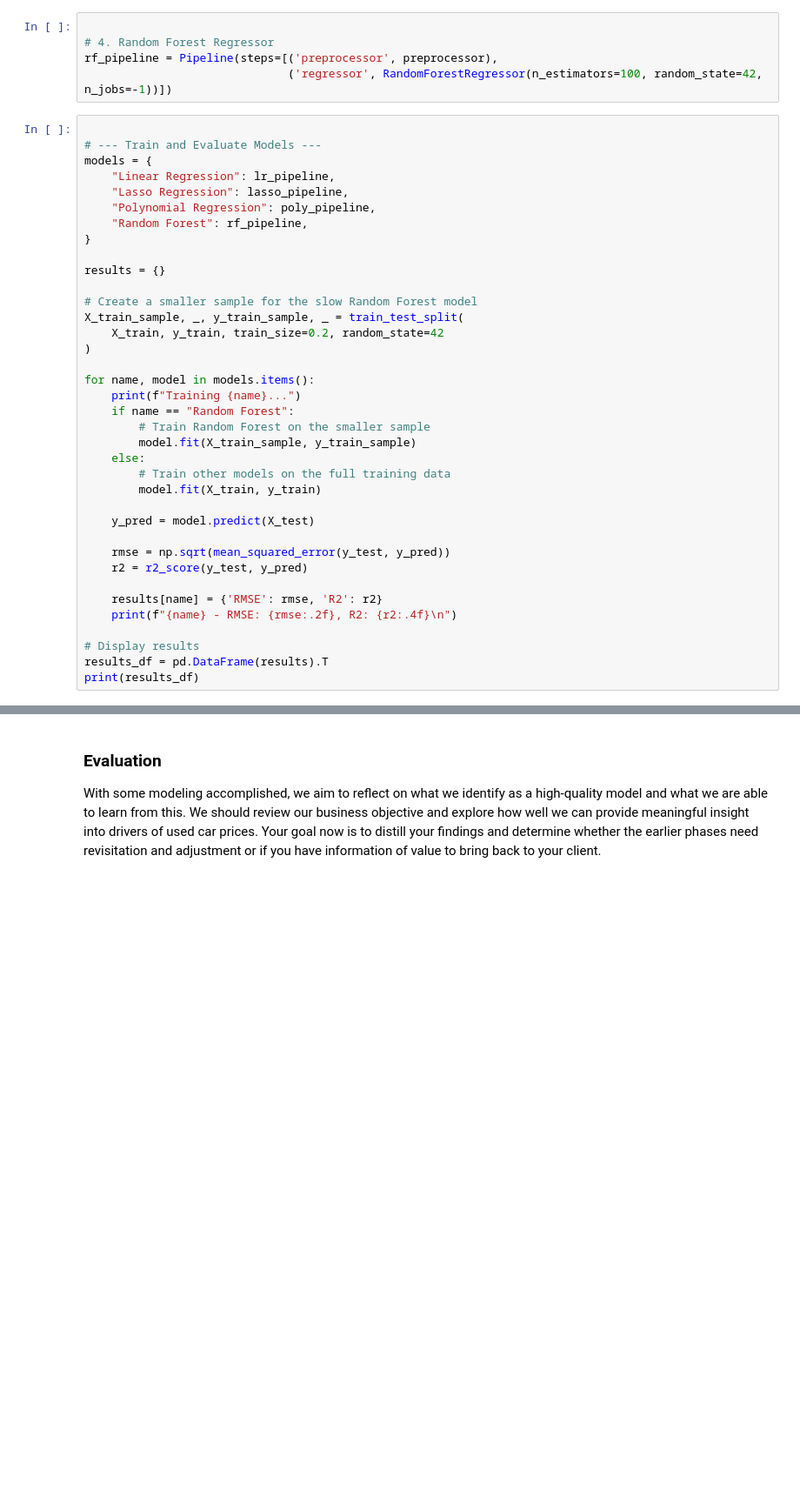
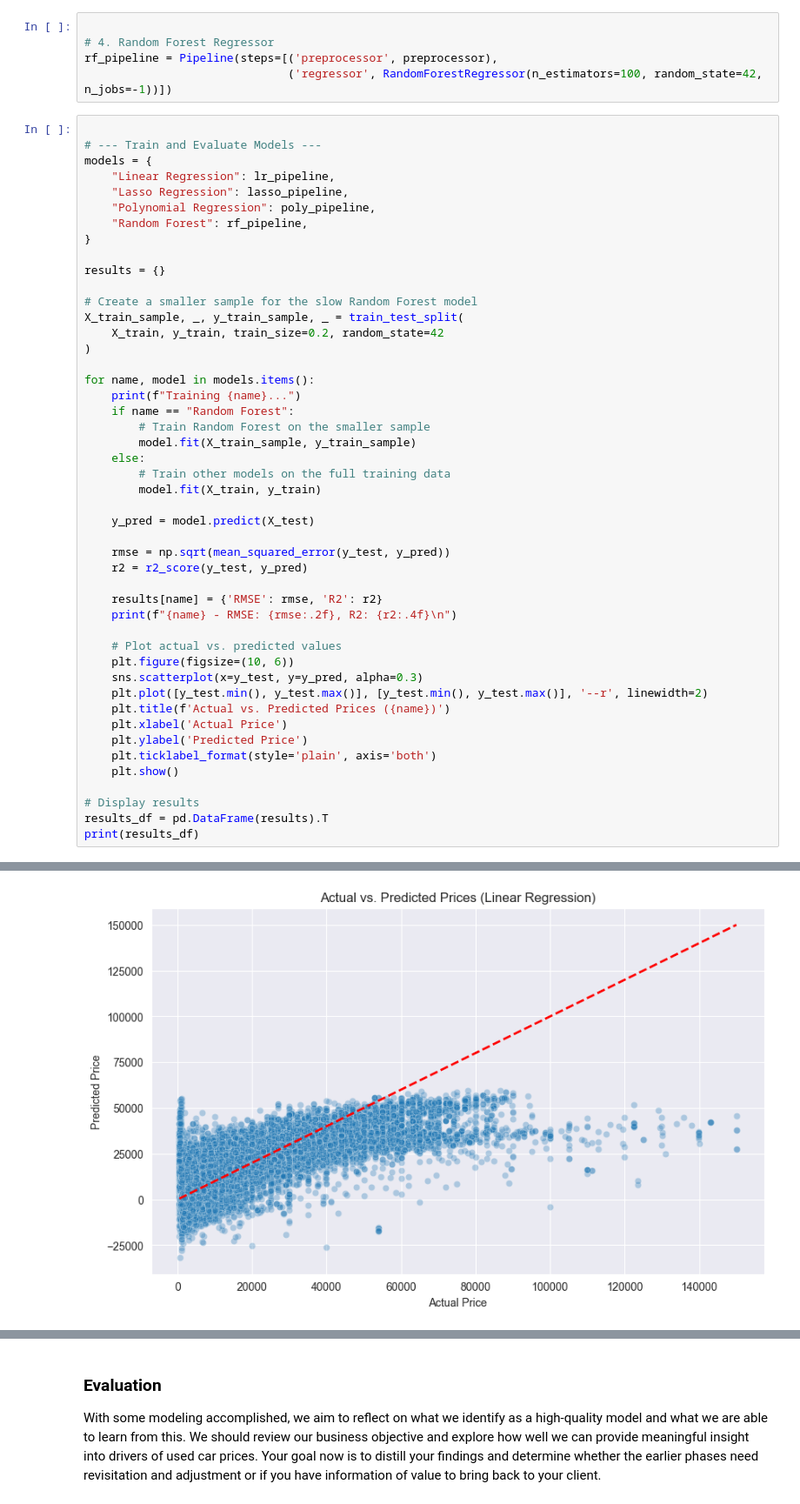
Before and after one commit to licyambrose/carpriceproject, a Jupyter notebook: assignment_2_carprice_prediction.ipynb, the cells around one changed output, grey strips where cells are left out. Shown: that part at 87% size. Drawn from its saved outputs; the diff is of its cells as text; blank space fills up the shorter version.

```diff
--- a/assignment_2_carprice_prediction.ipynb
+++ b/assignment_2_carprice_prediction.ipynb
@@ -245,6 +247,16 @@ for name, model in models.items():
     results[name] = {'RMSE': rmse, 'R2': r2}
     print(f"{name} - RMSE: {rmse:.2f}, R2: {r2:.4f}\n")
 
+    # Plot actual vs. predicted values
+    plt.figure(figsize=(10, 6))
+    sns.scatterplot(x=y_test, y=y_pred, alpha=0.3)
+    plt.plot([y_test.min(), y_test.max()], [y_test.min(), y_test.max()], '--r', linewidth=2)
+    plt.title(f'Actual vs. Predicted Prices ({name})')
+    plt.xlabel('Actual Price')
+    plt.ylabel('Predicted Price')
+    plt.ticklabel_format(style='plain', axis='both')
+    plt.show()
+
 # Display results
 results_df = pd.DataFrame(results).T
 print(results_df)
@@ -268,0 +266 @@ Random Forest          6439.219794  0.807690
+[figure, added]
```
Also changed, not shown: parts of 3 cells of this notebook.
